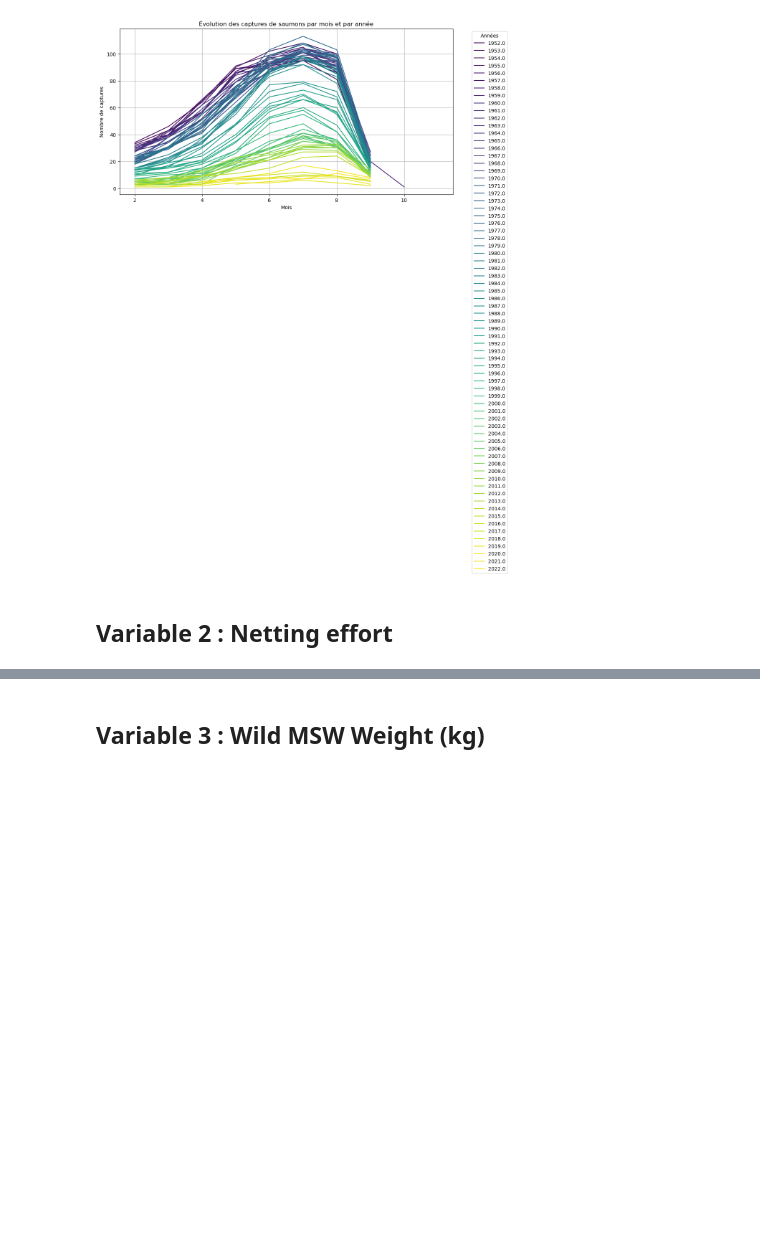
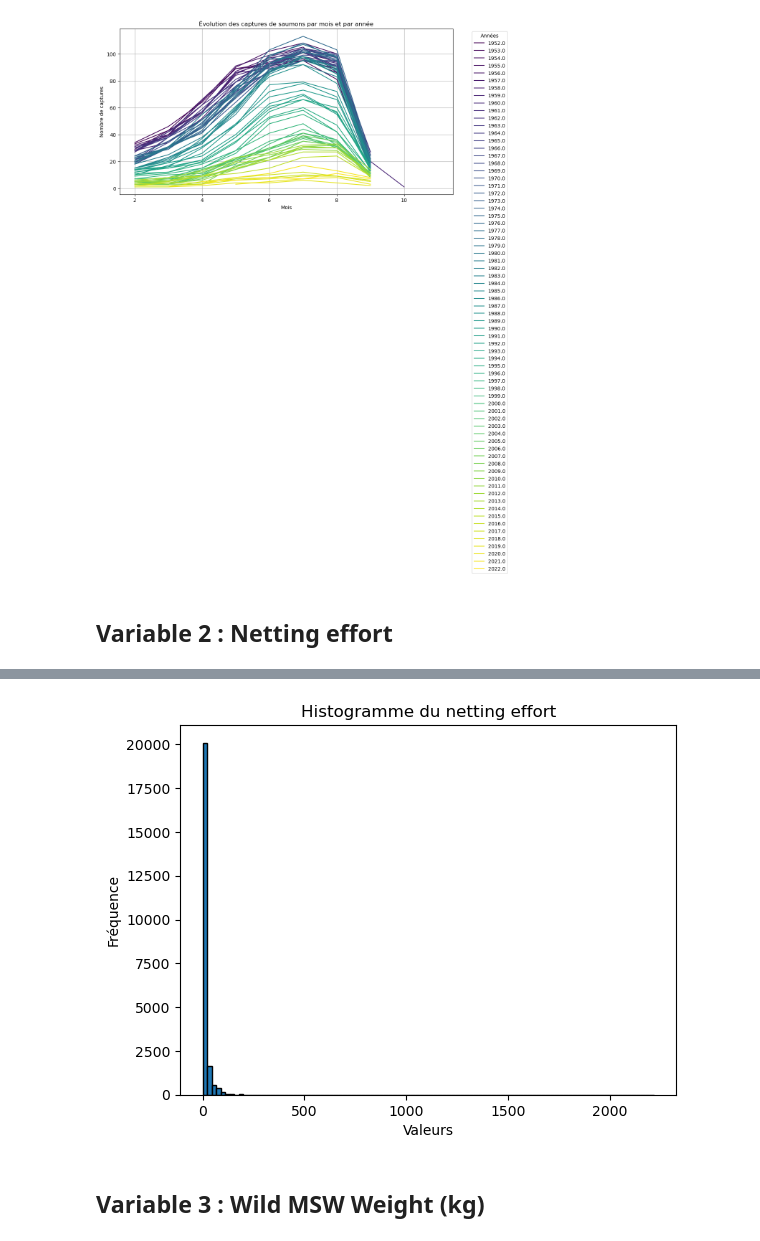
Before and after one commit to F1golfin/projet_stat, a Jupyter notebook: Etude_statistique_Saumons.ipynb, the cells around one changed output, grey strips where cells are left out. Saved outputs shown, nothing was run; the diff lists cells and outputs as text; code cells hidden in the pictures; blank space fills up the shorter version.

Commit message:
Etude quasi-complète de la 2e variable, manque juste le scatter plot qu'on a jamais fait en cours

```diff
--- a/Etude_statistique_Saumons.ipynb
+++ b/Etude_statistique_Saumons.ipynb
@@ -137,3 +137,6 @@ plt.show()
 [figure]
 # %% [markdown]
 ## Variable 2 : Netting effort
+# %%
+netting_eff = saumons.iloc[:, 20]
+print("La deuxième variable étudiée contient les données suivantes :\n", var_2eme, "\n")
@@ -140,3 +183,16 @@ plt.show()
+# %%
+# Créer l'histogramme à partir de la colonne 'valeurs'
+plt.hist(netting_eff, bins=100, edgecolor='black')
+
+# Ajouter un titre et des labels
+plt.title('Histogramme du netting effort')
+plt.xlabel('Valeurs')
+plt.ylabel('Fréquence')
+
+# Afficher l'histogramme
+plt.show()
+# %% [output]
+[figure, added]
 # %% [markdown]
 ## Variable 3 : Wild MSW Weight (kg)
 # %%
```
Also changed, not shown: parts of 4 cells of this notebook.
